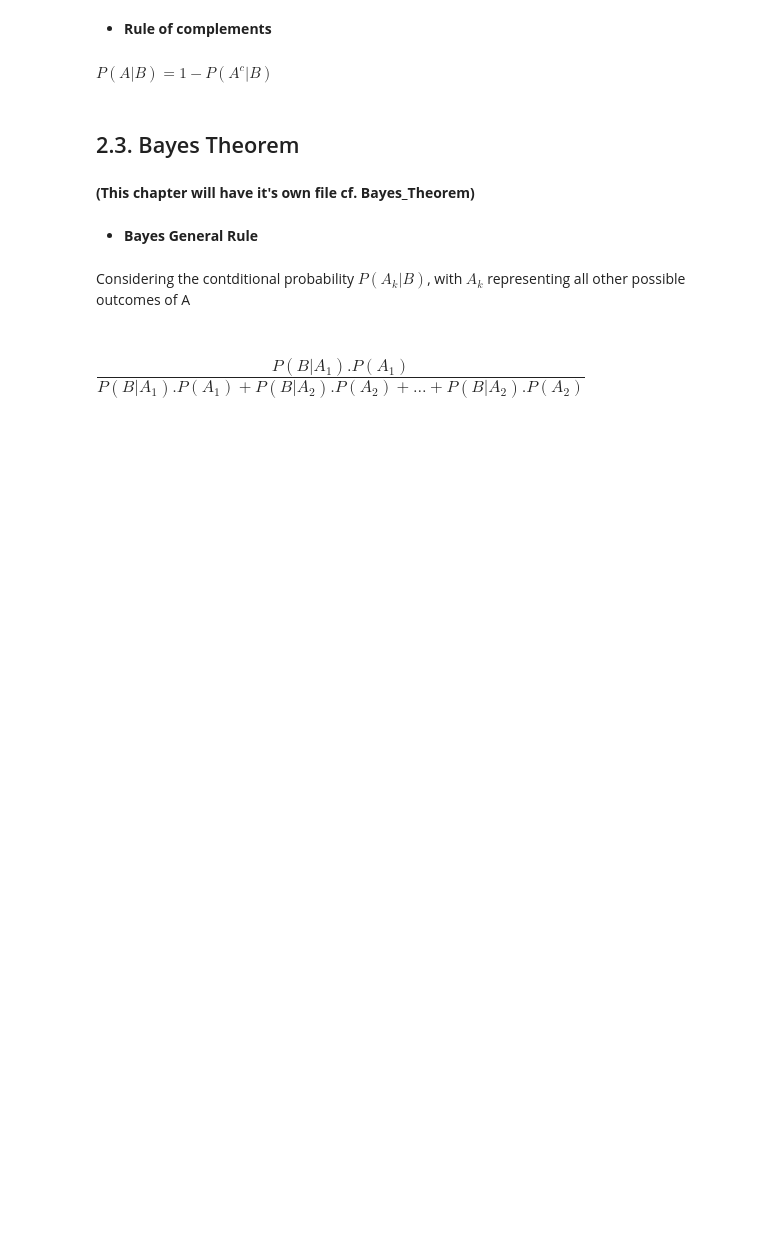
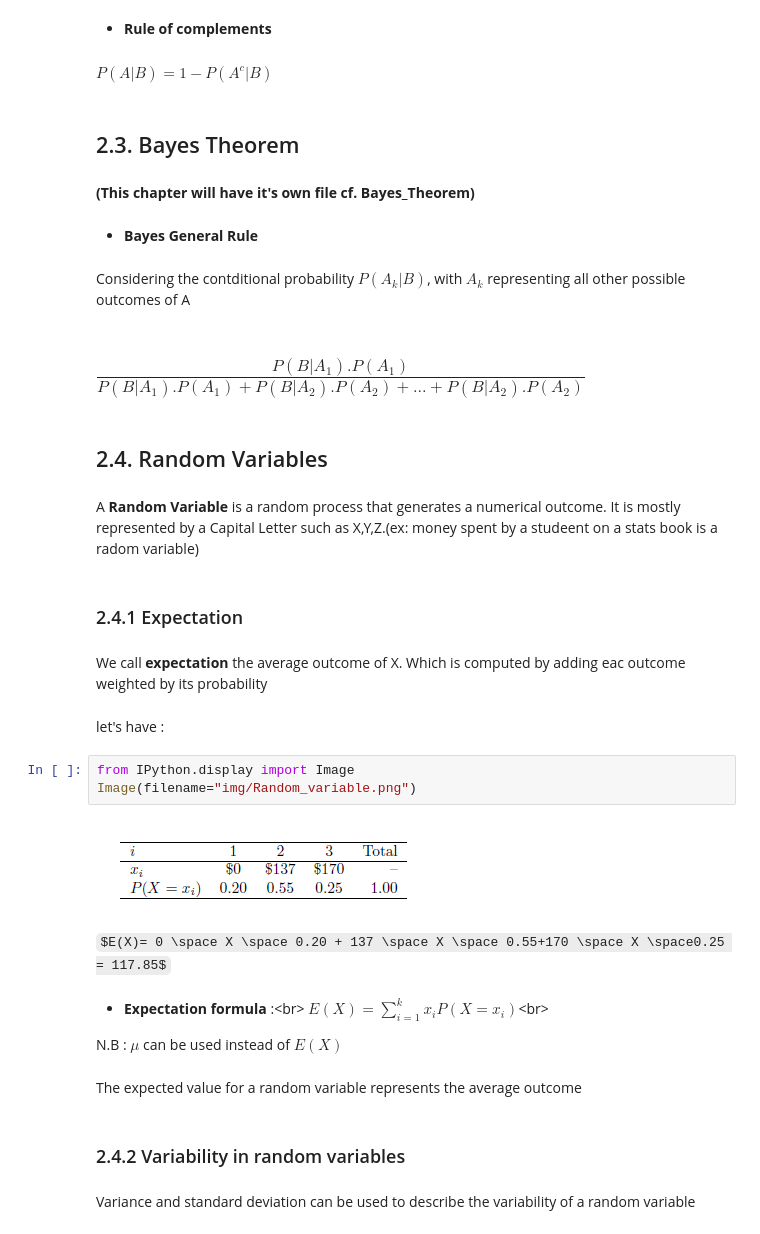
Before and after one commit to chikoungoun/OpenIntro, a Jupyter notebook: Chapter 2/Chap2_Probability.ipynb, the cells around one changed output. Cells and saved outputs as stored; diff of their text form; some formulas as TeX source; blank space fills up the shorter version.

Commit message:
Random variables

```diff
--- a/Chapter 2/Chap2_Probability.ipynb
+++ b/Chapter 2/Chap2_Probability.ipynb
@@ -148,3 +148,31 @@ Image(filename="img/joint_outcome.png")
 Considering the contditional probability $P(A_k|B)$, with $A_k$ representing all other possible outcomes of A
 # %% [markdown]
 <h2>$\frac{P(B|A_1).P(A_1)}{P(B|A_1).P(A_1)+P(B|A_2).P(A_2)+...+P(B|A_2).P(A_2)}$</h2>
+# %% [markdown]
+## 2.4. Random Variables
+# %% [markdown]
+A **Random Variable** is a random process that generates a numerical outcome. It is mostly represented by a Capital Letter such as X,Y,Z.(ex: money spent by a studeent on a stats book is a radom variable)
+# %% [markdown]
+### 2.4.1 Expectation
+# %% [markdown]
+We call **expectation** the average outcome of X. Which is computed by adding eac outcome weighted by its probability
+# %% [markdown]
+let's have :
+# %%
+from IPython.display import Image
+Image(filename="img/Random_variable.png")
+# %% [output]
+[figure, added]
+# %% [markdown]
+$E(X)= 0 \space X \space 0.20 + 137 \space X \space 0.55+170 \space X \space0.25 = 117.85$
+# %% [markdown]
+* **Expectation formula** :<br\>
+    $E(X) =  \displaystyle\sum_{i=1}^{k} x_iP(X=x_i)$<br\>
+
+N.B : $\mu$ can be used instead of $E(X)$
+# %% [markdown]
+The expected value for a random variable represents the average outcome
+# %% [markdown]
+### 2.4.2 Variability in random variables
+# %% [markdown]
+Variance and standard deviation can be used to describe the variability of a random variable
```
Also changed, not shown: parts of 2 cells of this notebook.
